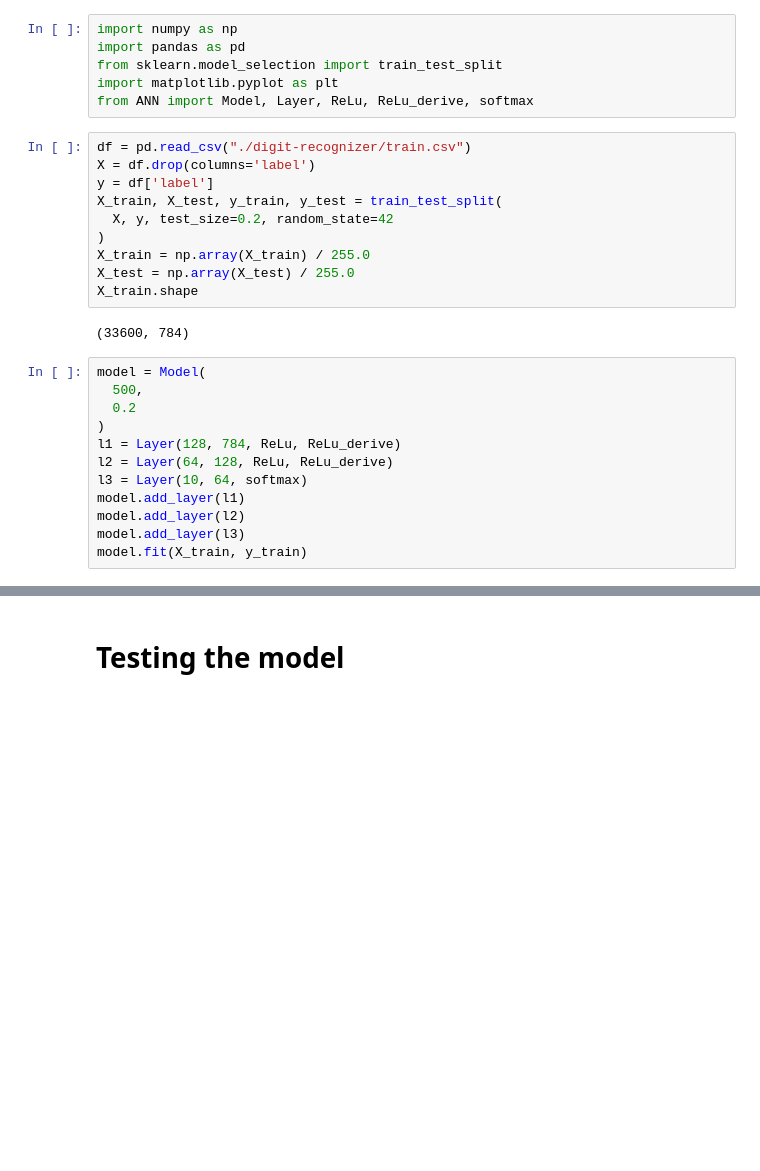
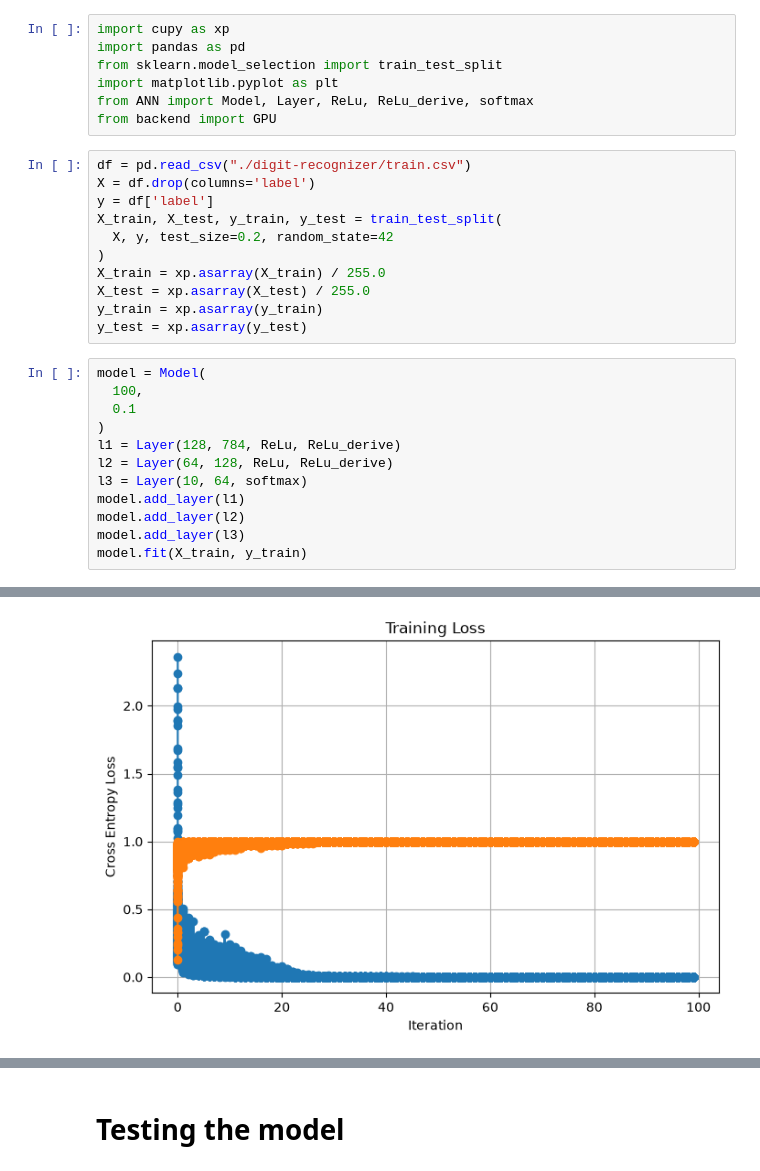
Before and after one commit to sejpalvatsal456/ANNFromScratch, a Jupyter notebook: ANN.ipynb, the cells around one changed output, grey strips where cells are left out. Cells and saved outputs as stored; diff of their text form; blank space fills up the shorter version.

```diff
--- a/ANN.ipynb
+++ b/ANN.ipynb
@@ -1,9 +1,10 @@
 # %%
-import numpy as np
+import cupy as xp
 import pandas as pd
 from sklearn.model_selection import train_test_split
 import matplotlib.pyplot as plt
 from ANN import Model, Layer, ReLu, ReLu_derive, softmax
+from backend import GPU
 # %%
 df = pd.read_csv("./digit-recognizer/train.csv")
 X = df.drop(columns='label')
@@ -11,15 +12,14 @@ y = df['label']
 X_train, X_test, y_train, y_test = train_test_split(
   X, y, test_size=0.2, random_state=42
 )
-X_train = np.array(X_train) / 255.0
-X_test = np.array(X_test) / 255.0
-X_train.shape
+X_train = xp.asarray(X_train) / 255.0
+X_test = xp.asarray(X_test) / 255.0
+y_train = xp.asarray(y_train)
+y_test = xp.asarray(y_test)
-# %% [output]
-(33600, 784)
 # %%
 model = Model(
-  500,
-  0.2
+  100,
+  0.1
 )
 l1 = Layer(128, 784, ReLu, ReLu_derive)
 l2 = Layer(64, 128, ReLu, ReLu_derive)
@@ -49,3 +42,4 @@ Iteration 490 | Loss: 0.2267 | Accuracy: 0.9298
+[figure, added]
 # %%
 train_acc = model.accuracy(X_train, y_train)
 print(f"Train Accuracy: {train_acc:.4f}")
```
Also changed, not shown: parts of 3 cells of this notebook, 3 other files.
